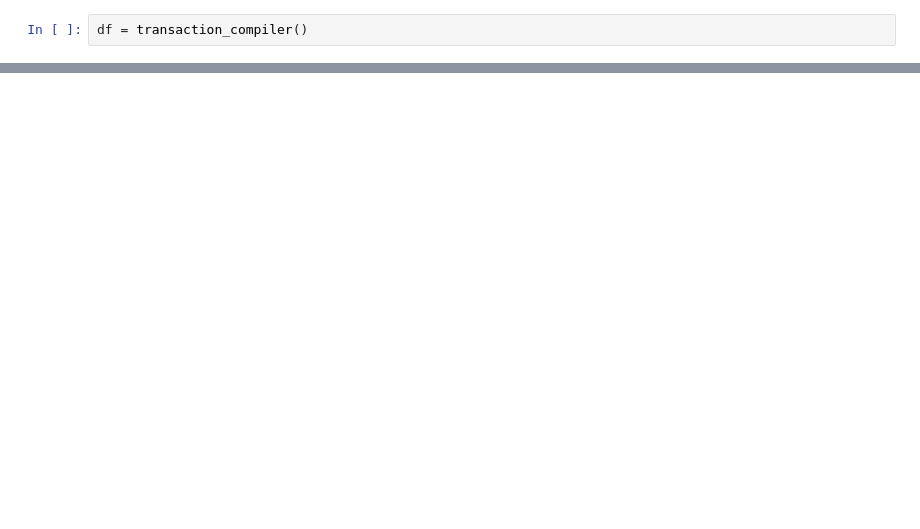
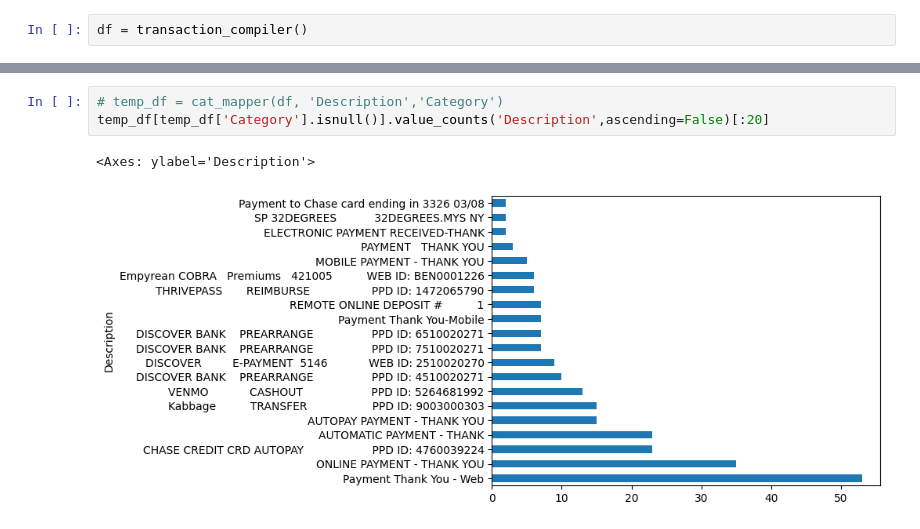
Before and after one commit to blombard24/financial-account-analysis, a Jupyter notebook: test_notebook.ipynb, the cells around one changed output, grey strips where cells are left out. Cells and saved outputs as stored; diff of their text form; blank space fills up the shorter version.

Commit message:
started testing visualization for test.py output in test_notebook.ipynb

```diff
--- a/test_notebook.ipynb
+++ b/test_notebook.ipynb
@@ -16,0 +104,6 @@ df.head()
+# %%
+# temp_df = cat_mapper(df, 'Description','Category')
+temp_df[temp_df['Category'].isnull()].value_counts('Description',ascending=False)[:20]
+# %% [output]
+<Axes: ylabel='Description'>
+[figure, added]
```
Also changed, not shown: parts of 8 cells of this notebook.
